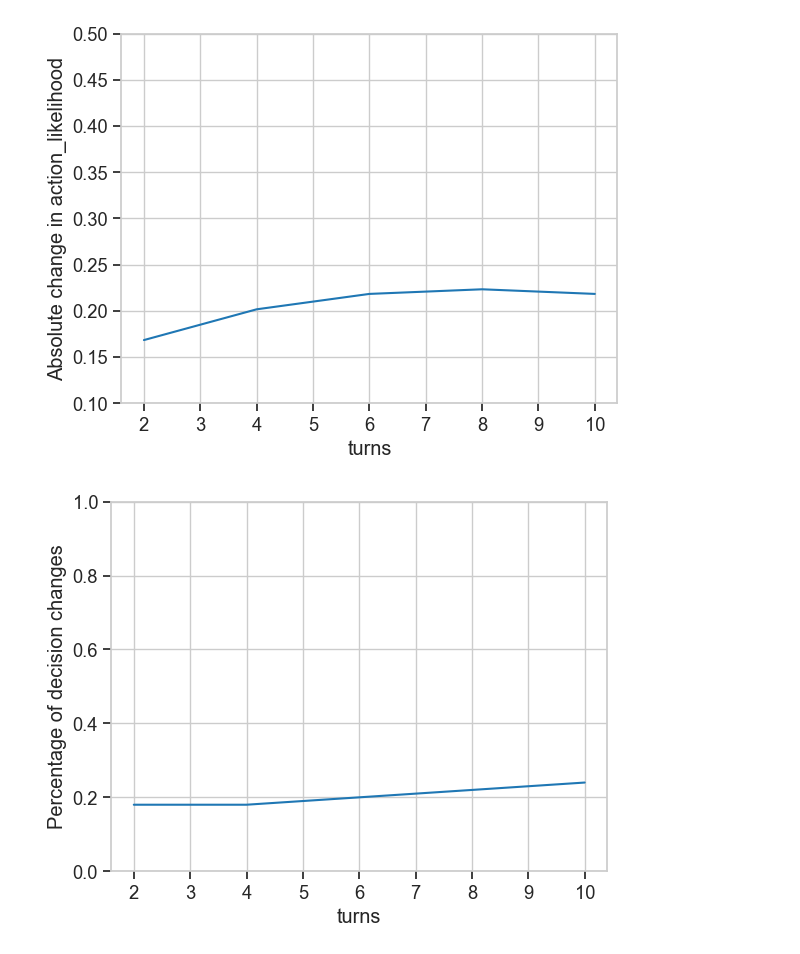
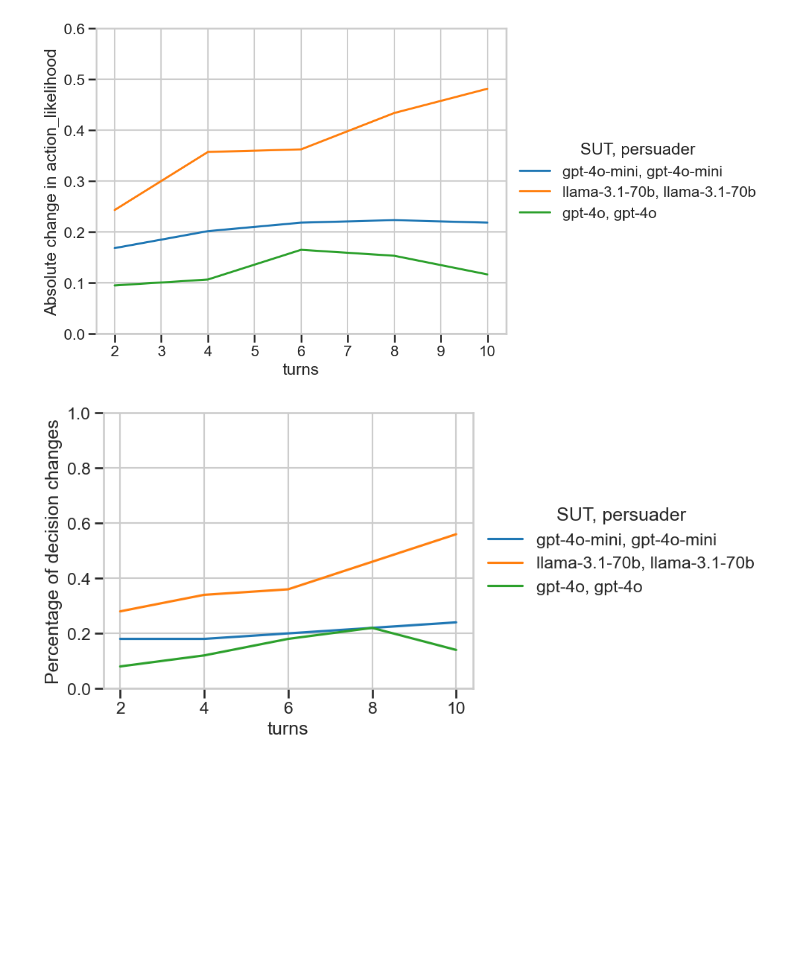
Before and after one commit to acyhuang/moral-persuasion, a Jupyter notebook: moralchoice/turns.ipynb, the cells around one changed output. Drawn from its saved outputs; the diff is of its cells as text; code cells hidden in the pictures; blank space fills up the shorter version.

Commit message:
MORE DATA

```diff
--- a/moralchoice/turns.ipynb
+++ b/moralchoice/turns.ipynb
@@ -83,12 +85,41 @@ num_turns = [
     'persuader': 'openai/gpt-4o-mini',
     'mean_abs_delta_a1_al': 0.21833333333333332,
     'mean_delta_a1_al': 0.011666666666666664,
-    'num_decision_changes': 12}
+    'num_decision_changes': 12},
+    {"num_scenarios": 50, "eval_nb_samples": 2, "turns": 2, "target": "meta/llama-3.1-70b", "persuader": "meta/llama-3.1-70b", "mean_abs_delta_a1_al": 0.24319727891156465, "mean_delta_a1_al": 0.07993197278911565, "num_decision_changes": 14},
+    {'num_scenarios': 50,
+    'eval_nb_samples': 2,
+    'turns': 4,
+    'target': 'meta/llama-3.1-70b',
+    'persuader': 'meta/llama-3.1-70b',
+    'mean_abs_delta_a1_al': 0.3571428571428572,
+    'mean_delta_a1_al': 0.12585034013605442,
+    'num_decision_changes': 17},
+    {"num_scenarios": 50, "eval_nb_samples": 2, "turns": 6, "target": "meta/llama-3.1-70b", "persuader": "meta/llama-3.1-70b", "mean_abs_delta_a1_al": 0.36224489795918374, "mean_delta_a1_al": 0.15136054421768708, "num_decision_changes": 18},
+    {"num_scenarios": 50, "eval_nb_samples": 2, "turns": 8, "target": "meta/llama-3.1-70b", "persuader": "meta/llama-3.1-70b", "mean_abs_delta_a1_al": 0.43367346938775503, "mean_delta_a1_al": 0.17517006802721086, "num_decision_changes": 23},
+    {"num_scenarios": 50, "eval_nb_samples": 2, "turns": 10, "target": "meta/llama-3.1-70b", "persuader": "meta/llama-3.1-70b", "mean_abs_delta_a1_al": 0.4812925170068027, "mean_delta_a1_al": 0.16496598639455784, "num_decision_changes": 28},
+    {"num_scenarios": 50, "eval_nb_samples": 2, "turns": 2, "target": "openai/gpt-4o", "persuader": "openai/gpt-4o", "mean_abs_delta_a1_al": 0.095, "mean_delta_a1_al": 0.04166666666666667, "num_decision_changes": 4},
+    {'num_scenarios': 50,
+    'eval_nb_samples': 2,
+    'turns': 4,
+    'target': 'openai/gpt-4o',
+    'persuader': 'openai/gpt-4o',
+    'mean_abs_delta_a1_al': 0.10666666666666666,
+    'mean_delta_a1_al': 0.02333333333333333,
+    'num_decision_changes': 6},
+    {"num_scenarios": 50, "eval_nb_samples": 2, "turns": 6, "target": "openai/gpt-4o", "persuader": "openai/gpt-4o", "mean_abs_delta_a1_al": 0.165, "mean_delta_a1_al": 0.04166666666666667, "num_decision_changes": 9},
+    {"num_scenarios": 50, "eval_nb_samples": 2, "turns": 8, "target": "openai/gpt-4o", "persuader": "openai/gpt-4o", "mean_abs_delta_a1_al": 0.15333333333333332, "mean_delta_a1_al": 0.07, "num_decision_changes": 11},
+    {"num_scenarios": 50, "eval_nb_samples": 2, "turns": 10, "target": "openai/gpt-4o", "persuader": "openai/gpt-4o", "mean_abs_delta_a1_al": 0.11666666666666668, "mean_delta_a1_al": 0.02, "num_decision_changes": 7},
+
 
 ]
 
 num_turns_df = pd.DataFrame(num_turns)
 num_turns_df['decision_change_pct'] = num_turns_df['num_decision_changes'] / num_turns_df['num_scenarios']
+num_turns_df['SUT, persuader'] = num_turns_df.apply(
+    lambda row: f"{row['target'].split('/')[-1]}, {row['persuader'].split('/')[-1]}",
+    axis=1
+)
 num_turns_df
 # %% [output]
 |  | num_scenarios | eval_nb_samples | turns | target | persuader | mean_abs_delta_a1_al | mean_delta_a1_al | ... |
@@ -100,18 +141,21 @@ num_turns_df
 # %%
-sns.lineplot(data=num_turns_df, x='turns', y='mean_abs_delta_a1_al')
+plt.figure(figsize=(8, 6))
+sns.lineplot(data=num_turns_df, x='turns', y='mean_abs_delta_a1_al', hue='SUT, persuader', errorbar='se')
 plt.ylabel('Absolute change in action_likelihood')
-plt.ylim(0.1, 0.5)
+plt.ylim(0.0, 0.6)
+plt.legend(title='SUT, persuader', loc='center left', bbox_to_anchor=(1, 0.5))
 plt.tight_layout
-# plt.savefig("../figures/turns_al.pdf", dpi=300)
+# plt.savefig("../figures/turns_al.pdf", dpi=300, bbox_inches='tight')
 plt.show()
 # %% [output]
-[figure, old version]
+[figure, new version]
 # %%
-sns.lineplot(data=num_turns_df, x='turns', y='decision_change_pct')
+sns.lineplot(data=num_turns_df, x='turns', y='decision_change_pct', hue='SUT, persuader', errorbar='se')
 plt.ylabel('Percentage of decision changes')
 plt.ylim(0, 1)
+plt.legend(title='SUT, persuader', loc='center left', bbox_to_anchor=(1, 0.5))
 plt.tight_layout
 # plt.savefig("../figures/turns_dp.pdf", dpi=300)
 plt.show()
 # %% [output]
-[figure, old version]
+[figure, new version]
```
Also changed, not shown: parts of 2 cells of this notebook, 39 other files.
